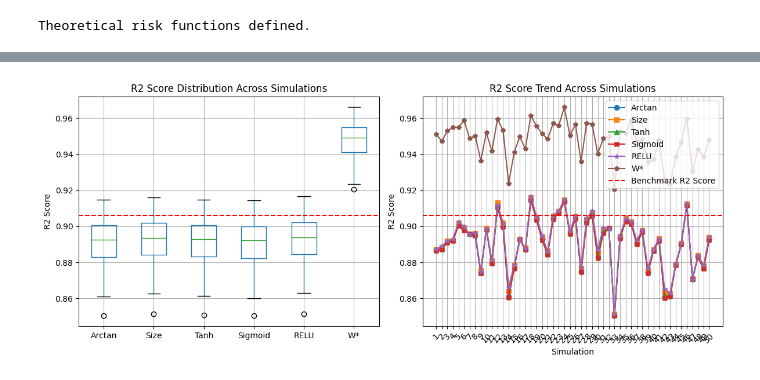
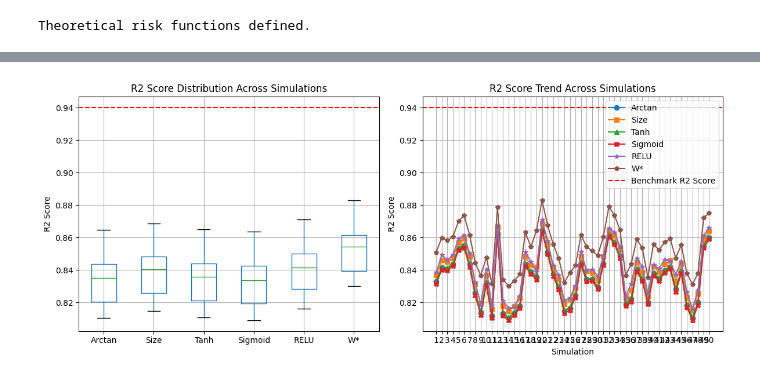
Before and after one commit to Abhiraj212024/KNN_Research, a Jupyter notebook: Simulations/traffic-volume-reg.ipynb, the cells around one changed output, grey strips where cells are left out. Cells and saved outputs as stored; diff of their text form; code cells hidden in the pictures.

```diff
--- a/Simulations/traffic-volume-reg.ipynb
+++ b/Simulations/traffic-volume-reg.ipynb
@@ -562,29 +584,46 @@ Running simulation 48/50
 Running simulation 49/50
 Running simulation 50/50
 # %%
-# Find the best KNN Regressor on overall data
+# Find the best Linear Regression on overall data (with KNN for distances)
 X_train = data_train.drop(['y'], axis=1)
 y_train = data_train['y']
 X_test  = data_test.drop(['y'], axis=1)
 y_test  = data_test['y']
 
-params1 = {"n_neighbors": np.arange(3, 31, 2)}
-knn     = KNeighborsRegressor()
-model   = GridSearchCV(knn, params1, scoring='neg_mean_squared_error', cv=2, n_jobs=-1)
-model.fit(X_train, y_train)
-y_pred  = model.predict(X_test)
+# Distance model: KNN
+params_knn = {"n_neighbors": np.arange(3, 31, 2)}
+knn = KNeighborsRegressor()
+dist_model_global = GridSearchCV(knn, params_knn, scoring='neg_mean_squared_error', cv=2, n_jobs=-1)
+dist_model_global.fit(X_train.values, y_train.values)
 
-buffer_model = {"dist_model": model, "prob_model": model}
+# Probability model: Linear Regression
+prob_model_global = MLPRegressor(
+                        hidden_layer_sizes=(50, 50, 50, 50),    # 4 layers with 50 neurons each
+                        solver='adam',                            # Adam optimizer
+                        early_stopping=True,                      # Enable early stopping
+                        validation_fraction=0.1,                  # Use 10% for validation during training
+                        n_iter_no_change=8,                      # Stop if no improvement for 8 iterations
+                        learning_rate='adaptive',                 # Adaptive learning rate scheduling
+                        max_iter=50,                            # Maximum iterations
+                        random_state=42,
+                        alpha=0.01
+                    )
+prob_model_global.fit(X_train.values, y_train.values)
+
+y_pred = prob_model_global.predict(X_test.values)
+
+buffer_model = {"dist_model": dist_model_global, "prob_model": prob_model_global}
 
 R_star_global_model = compute_R_star(buffer_model, X_test, y_test)
-k_global_model      = model.best_params_['n_neighbors']
+k_global_model      = dist_model_global.best_params_['n_neighbors']
 V_global_model      = R_star_global_model / k_global_model
 
 benchmark_mse = mean_squared_error(y_test, y_pred)
 benchmark_r2  = r2_score(y_test, y_pred)
 benchmark_mae = mean_absolute_error(y_test, y_pred)
 
-print(f"Best Params: {model.best_params_}")
+print(f"KNN Best Params: {dist_model_global.best_params_}")
+print(f"Linear Regression - No hyperparameters to tune")
 print(f"Benchmark MSE:  {benchmark_mse:.4f}")
 print(f"Benchmark MAE:  {benchmark_mae:.4f}")
 print(f"Benchmark R²:   {benchmark_r2:.4f}")
@@ -649,36 +689,35 @@ Benchmark (global KNN Regressor) — MSE: 371269.4666, R²: 0.9061
 # %%
 # Visualization
 plt.figure(figsize=(12, 5))
 
 plt.subplot(1, 2, 1)
 results_df[['approach_1_r2', 'approach_2_r2', 'approach_3_r2', 'approach_4_r2', 'approach_5_r2', 'approach_6_r2']].boxplot()
 plt.title('R2 Score Distribution Across Simulations')
 plt.ylabel('R2 Score')
 plt.axhline(y=benchmark_r2, color='r', linestyle='--', label='Benchmark R2 Score')
 plt.xticks([1, 2, 3, 4, 5, 6], ['Arctan', 'Size', 'Tanh', 'Sigmoid', 'RELU', 'W*'])
 
 plt.subplot(1, 2, 2)
 plt.plot(results_df['approach_1_r2'], label='Arctan', marker='o')
 plt.plot(results_df['approach_2_r2'], label='Size', marker='s')
 plt.plot(results_df['approach_3_r2'], label='Tanh', marker='^')
 plt.plot(results_df['approach_4_r2'], label='Sigmoid', marker='X')
 plt.plot(results_df['approach_5_r2'], label='RELU', marker='*')
 plt.plot(results_df['approach_6_r2'], label='W*', marker='p')
 plt.axhline(y=benchmark_r2, color='r', linestyle='--', label='Benchmark R2 Score')
-plt.xticks(np.arange(len(results_df)), np.arange(1, len(results_df)+1), rotation=45)
+plt.xticks(np.arange(len(results_df)), np.arange(1, len(results_df)+1))
 plt.xlabel('Simulation')
 plt.ylabel('R2 Score')
 plt.title('R2 Score Trend Across Simulations')
 plt.legend()
 plt.grid(True)
 
-
 # plt.savefig('f1_score_trends_std_normal.png')
 
 plt.tight_layout()
 plt.show()
 # %% [output]
-[figure, old version]
+[figure, new version]
 # %%
 # %%
 # Statistical significance testing
```
Also changed, not shown: parts of 6 cells of this notebook, 4 other files.
